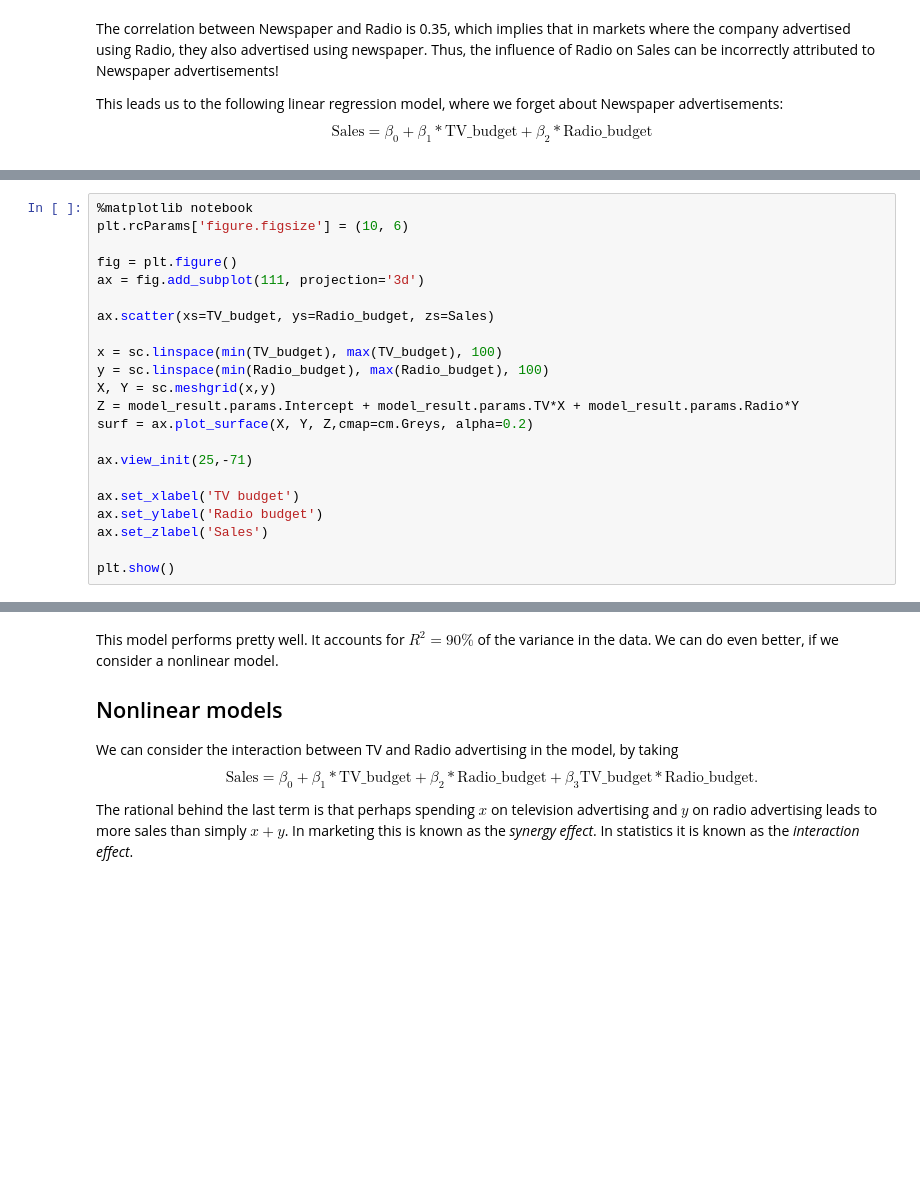
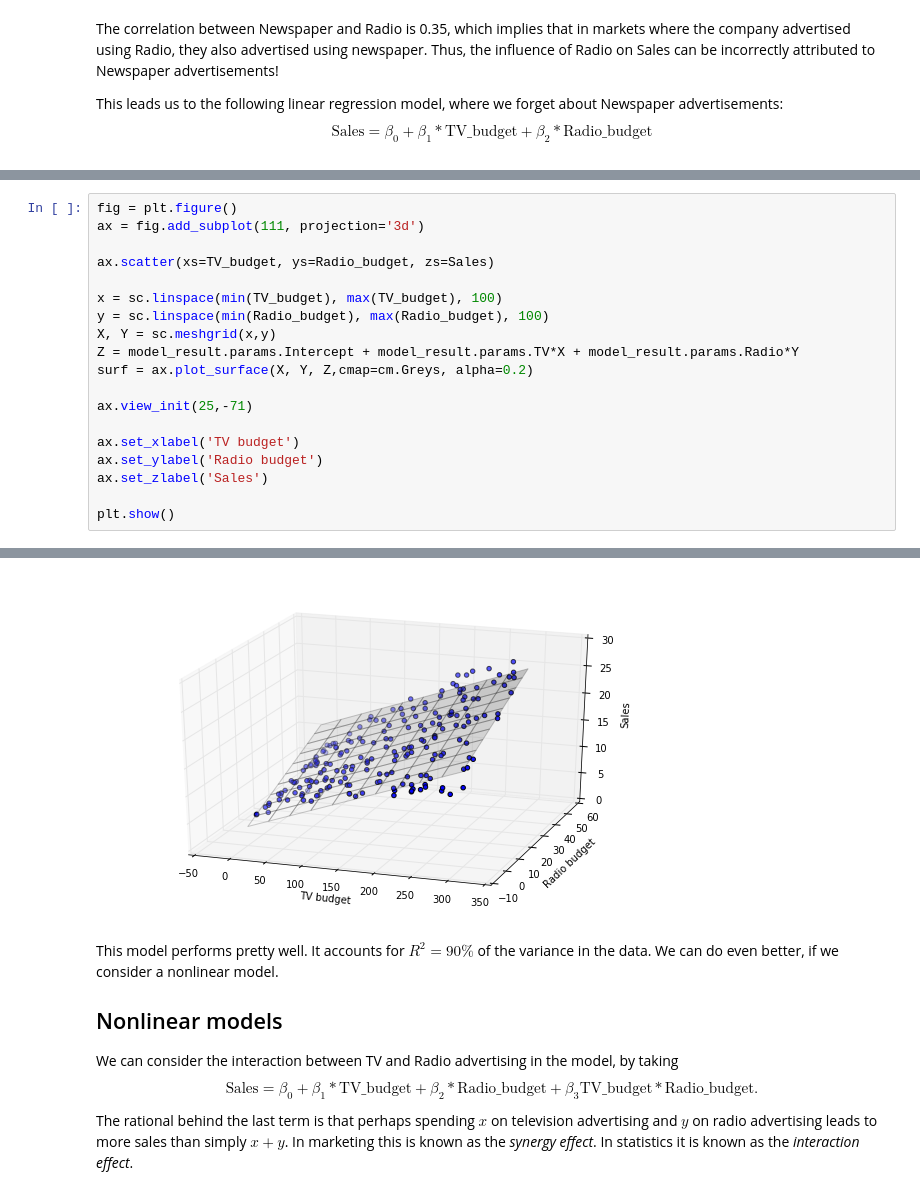
Before and after one commit to annieyun2939/2016-datascience-labs, a Jupyter notebook: lecture6-linear-regression-II/06-regression-2.ipynb, the cells around one changed output, grey strips where cells are left out. Saved outputs shown, nothing was run; the diff lists cells and outputs as text; blank space fills up the shorter version.

```diff
--- a/lecture6-linear-regression-II/06-regression-2.ipynb
+++ b/lecture6-linear-regression-II/06-regression-2.ipynb
@@ -405,9 +405,6 @@ No. Observations:                 200   AIC:                             778.4
 Warnings:
 [1] Standard Errors assume that the covariance matrix of the errors is correctly specified.
 # %%
-%matplotlib notebook
-plt.rcParams['figure.figsize'] = (10, 6)
-
 fig = plt.figure()
 ax = fig.add_subplot(111, projection='3d')
 
@@ -432,3 +427,4 @@ plt.show()
+[figure, added]
 # %% [markdown]
 This model performs pretty well. It accounts for $R^2 = 90\%$ of the variance in the data. We can do even better, if we consider a nonlinear model.
 
```
Also changed, not shown: parts of 14 cells of this notebook.
